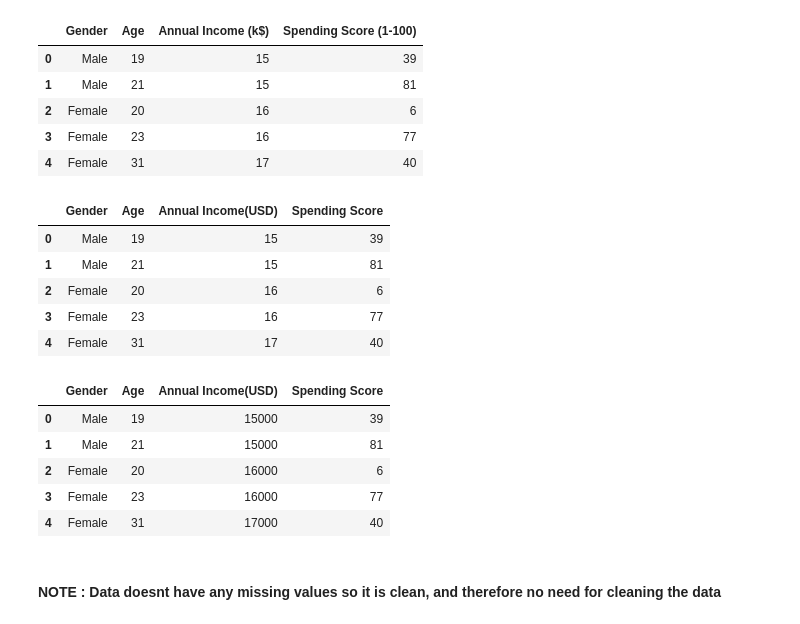
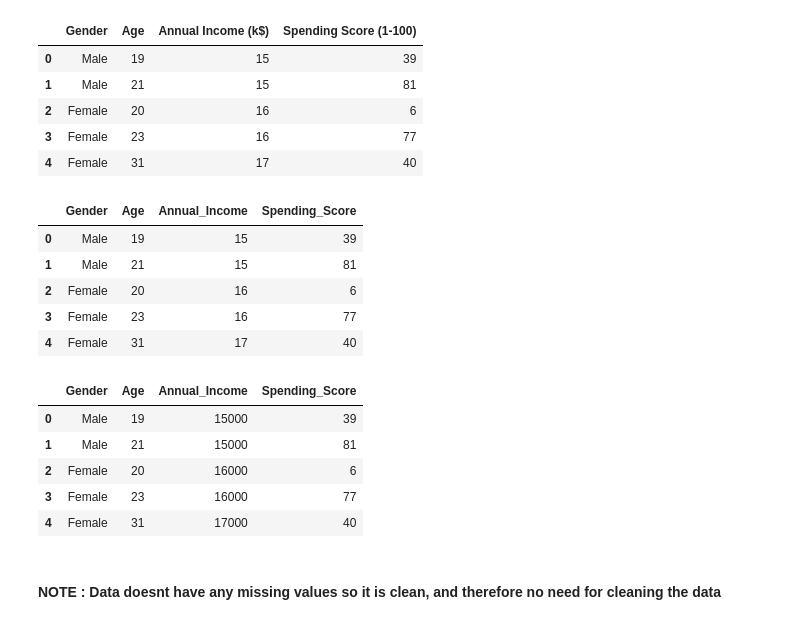
Before and after one commit to mayursrt/customer-segmentation-using-k-means, a Jupyter notebook: Customer Segmentation.ipynb, the cells around one changed output. Cells and saved outputs as stored; diff of their text form; code cells hidden in the pictures.

```diff
--- a/Customer Segmentation.ipynb
+++ b/Customer Segmentation.ipynb
@@ -182,10 +182,10 @@ data.head()
 | 4 | Female | 31 | 17 | 40 |
 # %%
 #cleaning the data labels (Annual income and Spending Score)
-data = data.rename(columns={'Annual Income (k$)':'Annual Income(USD)','Spending Score (1-100)':'Spending Score'})
+data = data.rename(columns={'Annual Income (k$)':'Annual_Income','Spending Score (1-100)':'Spending_Score'})
 data.head()
 # %% [output]
-|  | Gender | Age | Annual Income(USD) | Spending Score |
+|  | Gender | Age | Annual_Income | Spending_Score |
 | 0 | Male | 19 | 15 | 39 |
 | 1 | Male | 21 | 15 | 81 |
 | 2 | Female | 20 | 16 | 6 |
@@ -193,10 +193,10 @@ data.head()
 | 4 | Female | 31 | 17 | 40 |
 # %%
 # the annual income has inconsistent data as it shoulb be in 'Thousands'
-data['Annual Income(USD)'] = data['Annual Income(USD)'] *  1000
+data['Annual_Income'] = data['Annual_Income'] *  1000
 data.head()
 # %% [output]
-|  | Gender | Age | Annual Income(USD) | Spending Score |
+|  | Gender | Age | Annual_Income | Spending_Score |
 | 0 | Male | 19 | 15000 | 39 |
 | 1 | Male | 21 | 15000 | 81 |
 | 2 | Female | 20 | 16000 | 6 |
```
Also changed, not shown: parts of 12 cells of this notebook.
